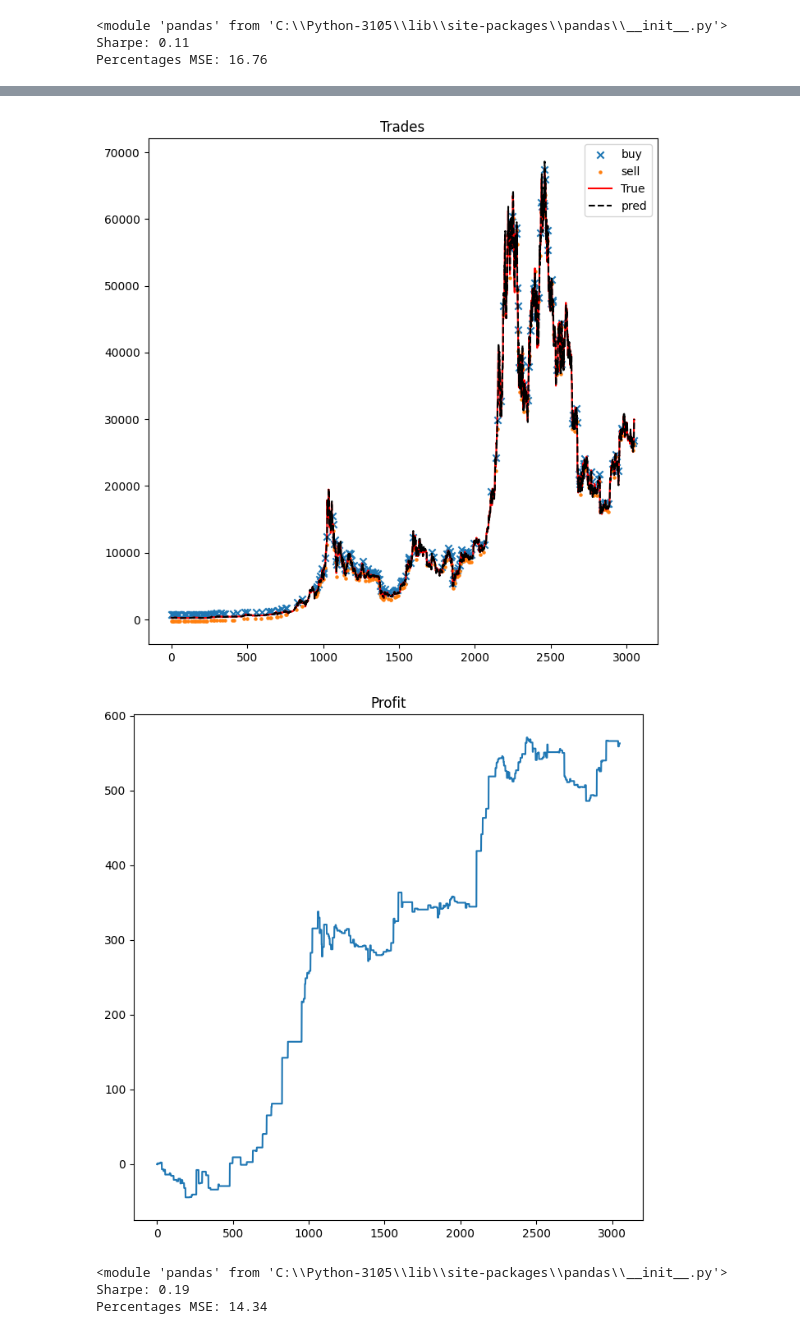
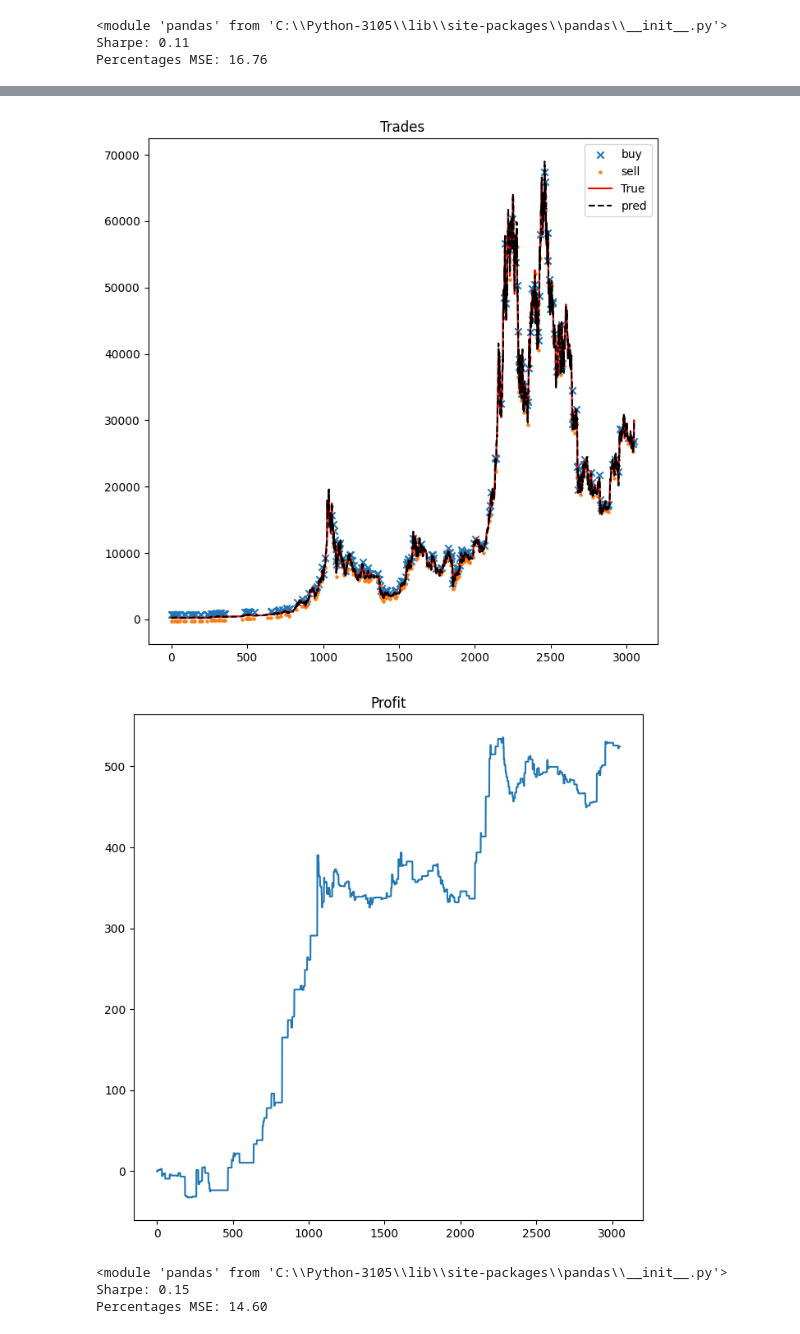
Before and after one commit to hoyuklunalan/Bitcoin-price-Prediction, a Jupyter notebook: Bitcoin Prediction .ipynb, the cells around one changed output, grey strips where cells are left out. Saved outputs shown, nothing was run; the diff lists cells and outputs as text; code cells hidden in the pictures.

```diff
--- a/Bitcoin Prediction .ipynb
+++ b/Bitcoin Prediction .ipynb
@@ -293,31 +290,31 @@ class VotingRegressor():
 # %%
 # Import dictionaries
 
 from sklearn import metrics
 from sklearn.neighbors import KNeighborsRegressor
 from sklearn.linear_model import LinearRegression
 from sklearn.svm import SVR
 
 #Build model with Linear Regression
 base_learners = [('SVR', SVR()),
-                 # ('LR', LinearRegression()),
+                 ('LR', LinearRegression()),
                  ('KNN', KNeighborsRegressor())]
 lr = VotingRegressor(base_learners)
 
 #train model
 window = 150
 preds = np.zeros(diff_len - window) #3199-150
 for i in range(diff_len - window - 1):
     x_train = x_data[i : i + window, :]
     y_train = y_data[i : i + window]
     lr.fit(x_train, y_train)
     preds[i] = lr.predict(x_data[i + window + 1, :].reshape(1, -1))
 
 simulate(data, preds)
 print('Percentages MSE: %.2f'%metrics.mean_squared_error(y_data[window:], preds))
 # %% [output]
-[figure, old version]
+[figure, new version]
-[figure, old version]
+[figure, new version]
 <module 'pandas' from 'C:\\Python-3105\\lib\\site-packages\\pandas\\__init__.py'>
-Sharpe: 0.19
-Percentages MSE: 14.34
+Sharpe: 0.15
+Percentages MSE: 14.60
```
Also changed, not shown: parts of 9 cells of this notebook.
